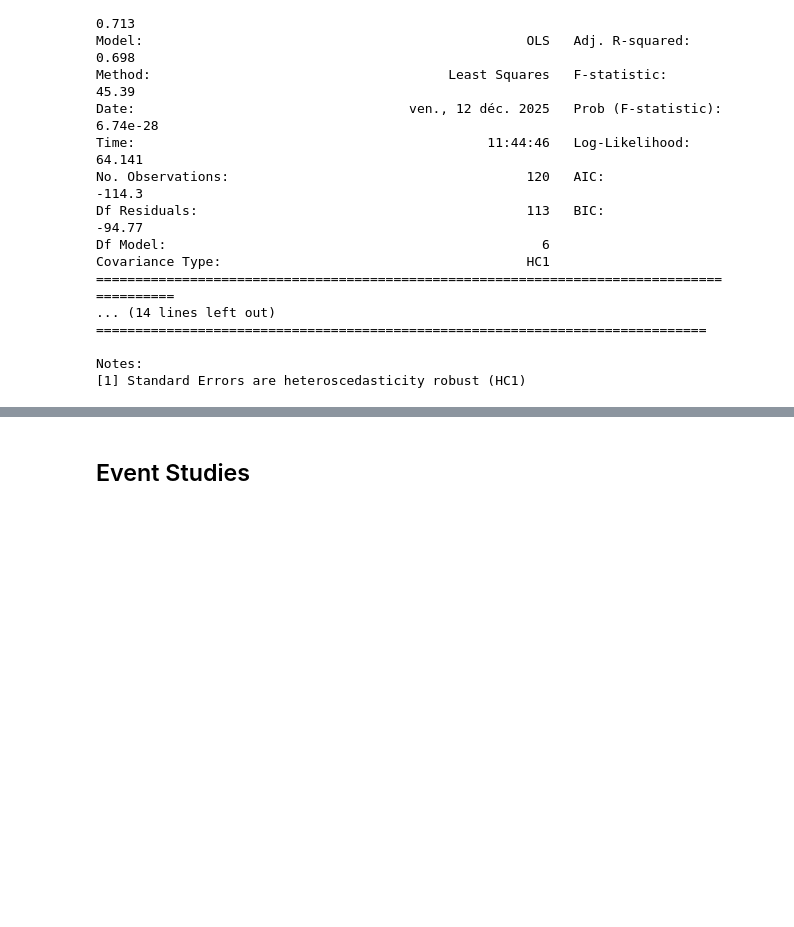
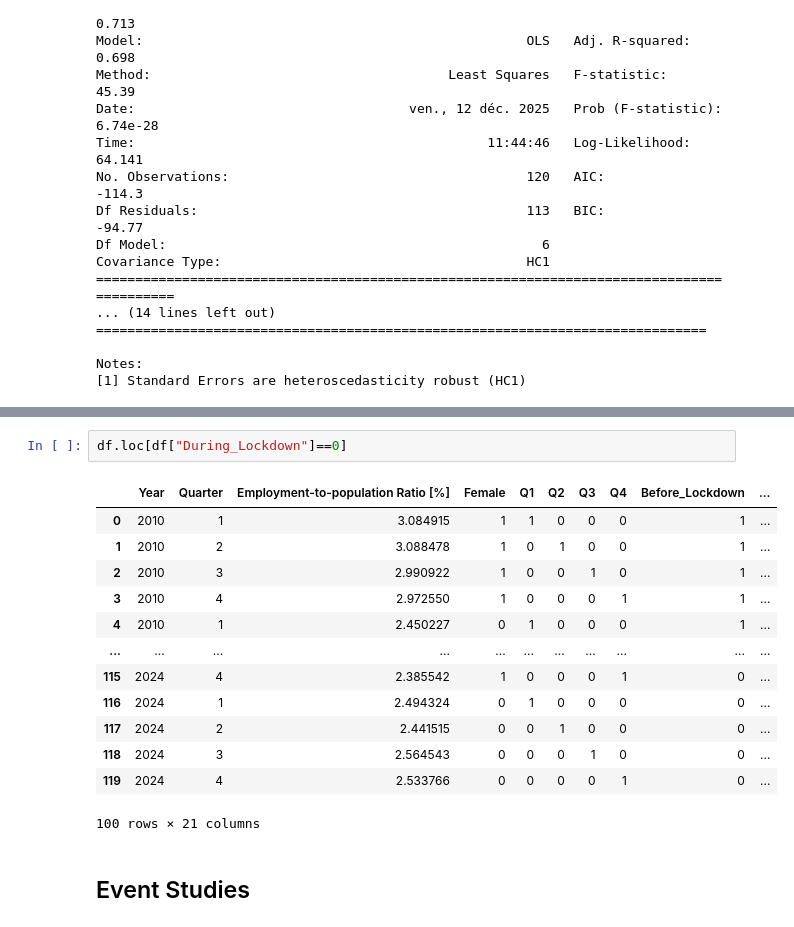
Before and after one commit to Ildsjel-EPFL/MGT-499, a Jupyter notebook: DiD.ipynb, the cells around one changed output, grey strips where cells are left out. Saved outputs shown, nothing was run; the diff lists cells and outputs as text; blank space fills up the shorter version.

```diff
--- a/DiD.ipynb
+++ b/DiD.ipynb
@@ -200,3 +334,19 @@ Notes:
+# %%
+df.loc[df["During_Lockdown"]==0]
+# %% [output]
+|  | Year | Quarter | Employment-to-population Ratio [%] | Female | Q1 | Q2 | Q3 | Q4 | Before_Lockdown | ... |
+| 0 | 2010 | 1 | 3.084915 | 1 | 1 | 0 | 0 | 0 | 1 | ... |
+| 1 | 2010 | 2 | 3.088478 | 1 | 0 | 1 | 0 | 0 | 1 | ... |
+| 2 | 2010 | 3 | 2.990922 | 1 | 0 | 0 | 1 | 0 | 1 | ... |
+| 3 | 2010 | 4 | 2.972550 | 1 | 0 | 0 | 0 | 1 | 1 | ... |
+| 4 | 2010 | 1 | 2.450227 | 0 | 1 | 0 | 0 | 0 | 1 | ... |
+| ... | ... | ... | ... | ... | ... | ... | ... | ... | ... | ... |
+| 115 | 2024 | 4 | 2.385542 | 1 | 0 | 0 | 0 | 1 | 0 | ... |
+| 116 | 2024 | 1 | 2.494324 | 0 | 1 | 0 | 0 | 0 | 0 | ... |
+| 117 | 2024 | 2 | 2.441515 | 0 | 0 | 1 | 0 | 0 | 0 | ... |
+| 118 | 2024 | 3 | 2.564543 | 0 | 0 | 0 | 1 | 0 | 0 | ... |
+| 119 | 2024 | 4 | 2.533766 | 0 | 0 | 0 | 0 | 1 | 0 | ... |
+100 rows × 21 columns
 # %% [markdown]
 ## Event Studies
 # %% [markdown]
```
Also changed, not shown: parts of 18 cells of this notebook.
